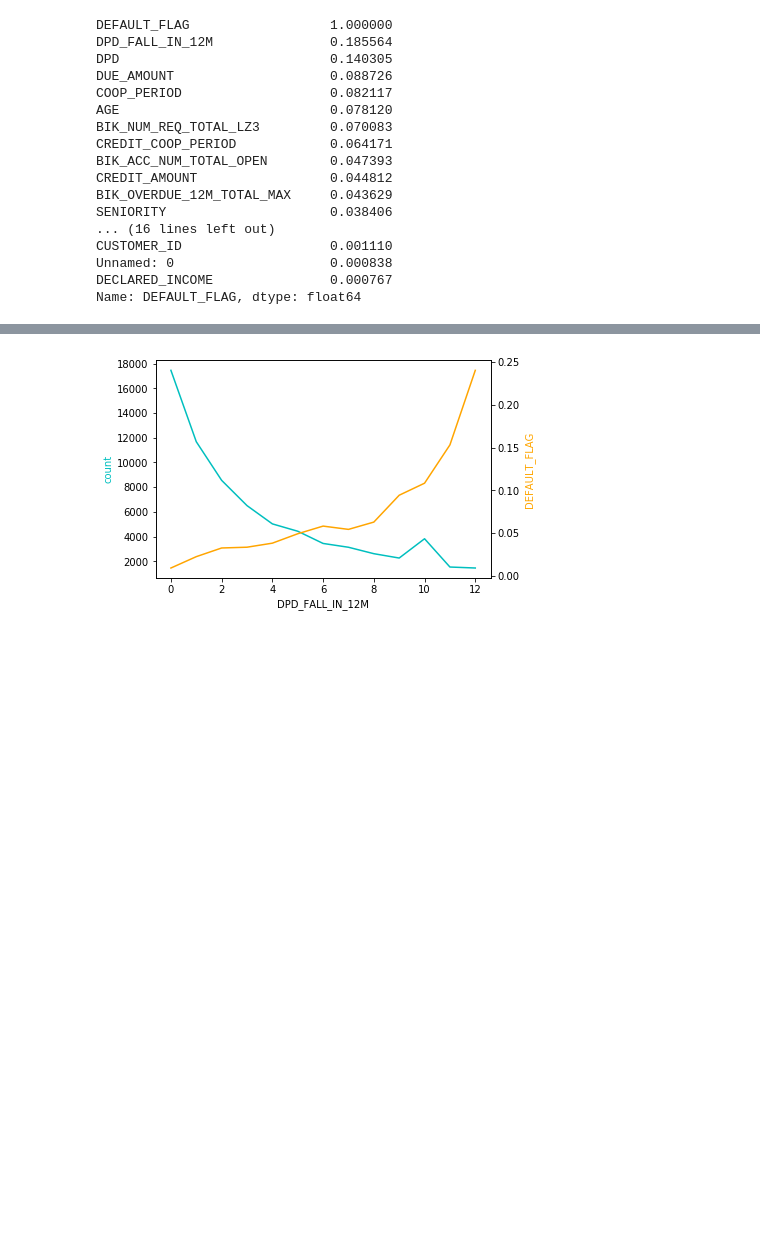
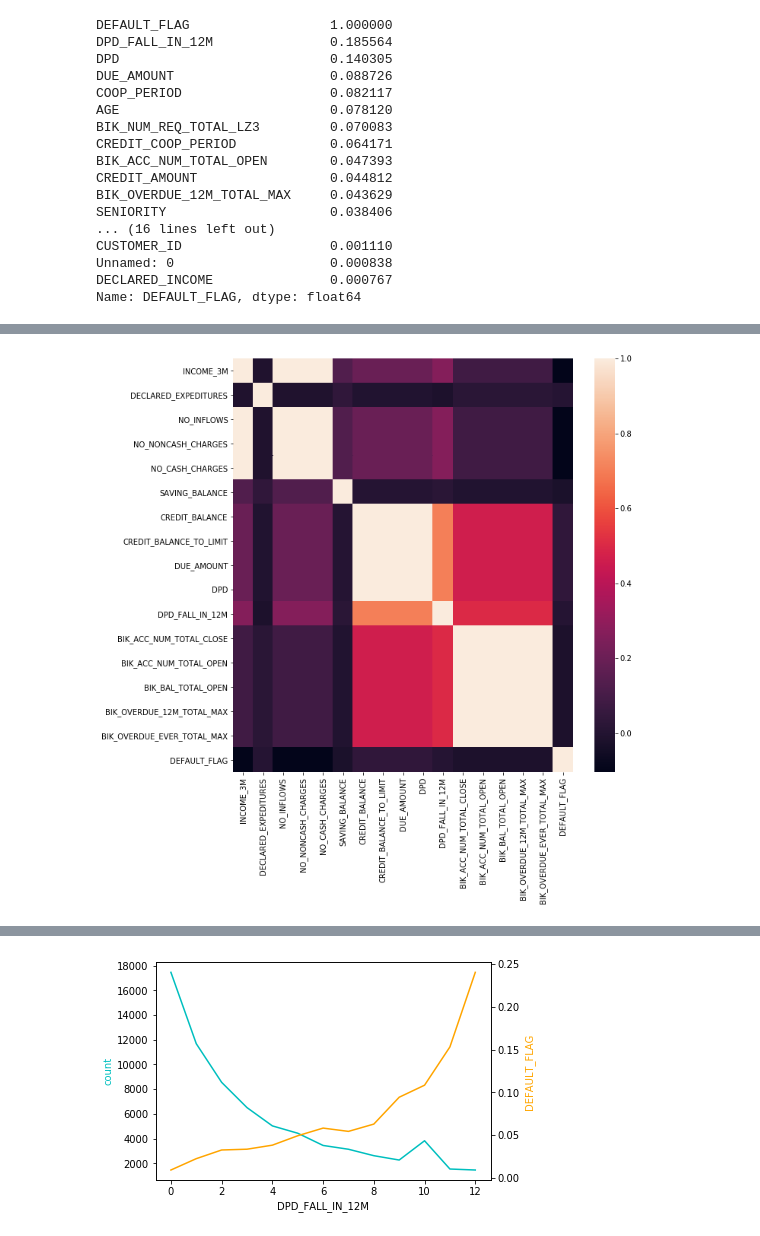
Before and after one commit to tasuki/TeamNameING, a Jupyter notebook: notebooks/Tom.ipynb, the cells around one changed output, grey strips where cells are left out. Saved outputs shown, nothing was run; the diff lists cells and outputs as text; code cells hidden in the pictures; blank space fills up the shorter version.

```diff
--- a/notebooks/Tom.ipynb
+++ b/notebooks/Tom.ipynb
@@ -106,0 +126,7 @@ len(numeric.DPD_FALL_IN_12M.dropna())
+# %%
+nan_nonnan["DEFAULT_FLAG"] = numeric["DEFAULT_FLAG"]
+plt.figure(figsize=(10,10))
+sns.heatmap(nan_nonnan.corr())
+plt.show()
+# %% [output]
+[figure, added]
```
Also changed, not shown: parts of 7 cells of this notebook.
